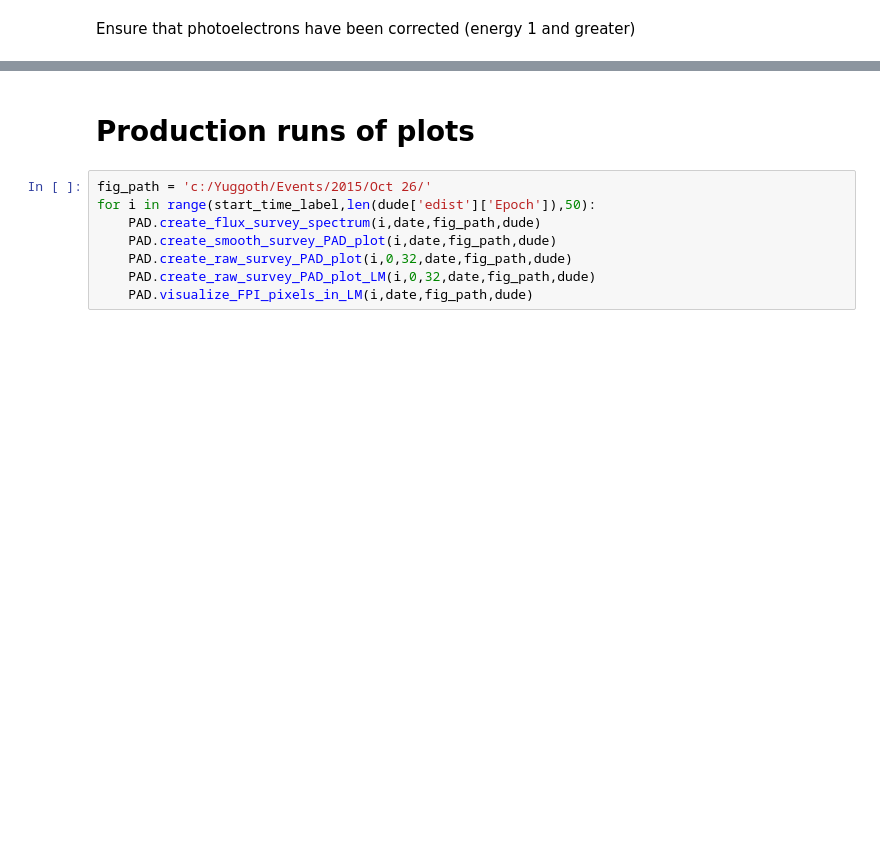
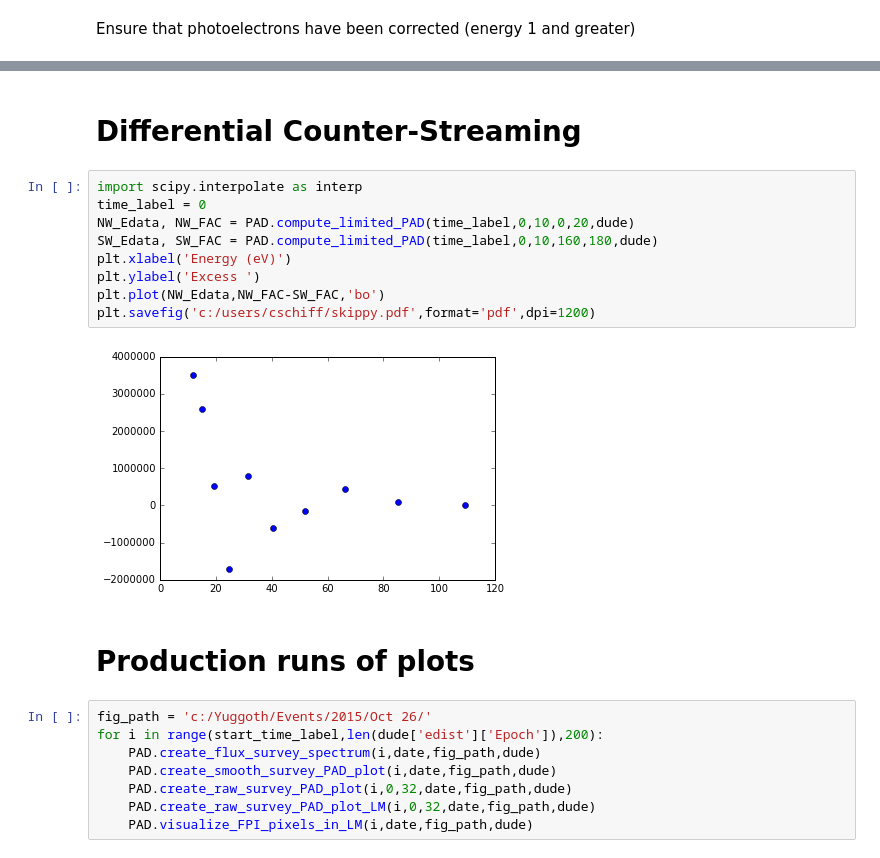
Before and after one commit to gravmath/PAD, a Jupyter notebook: PAD_production-Oct 26 2015.ipynb, the cells around one changed output, grey strips where cells are left out. Drawn from its saved outputs; the diff is of its cells as text; blank space fills up the shorter version.

Commit message:
Updates to counter-streaming analysis
Updates to counter-streaming analysis

```diff
--- a/PAD_production-Oct 26 2015.ipynb
+++ b/PAD_production-Oct 26 2015.ipynb
@@ -211,8 +215,21 @@ plt.annotate('S',xy=(BPhip,BThetap),fontsize=14,color='k',backgroundcolor='w')
+# %% [markdown]
+# Differential Counter-Streaming
+# %%
+import scipy.interpolate as interp
+time_label = 0
+NW_Edata, NW_FAC = PAD.compute_limited_PAD(time_label,0,10,0,20,dude)
+SW_Edata, SW_FAC = PAD.compute_limited_PAD(time_label,0,10,160,180,dude)
+plt.xlabel('Energy (eV)')
+plt.ylabel('Excess ')
+plt.plot(NW_Edata,NW_FAC-SW_FAC,'bo')
+plt.savefig('c:/users/cschiff/skippy.pdf',format='pdf',dpi=1200)
+# %% [output]
+[figure, added]
 # %% [markdown]
 # Production runs of plots
 # %%
 fig_path = 'c:/Yuggoth/Events/2015/Oct 26/'
-for i in range(start_time_label,len(dude['edist']['Epoch']),50):
+for i in range(start_time_label,len(dude['edist']['Epoch']),200):
     PAD.create_flux_survey_spectrum(i,date,fig_path,dude)
     PAD.create_smooth_survey_PAD_plot(i,date,fig_path,dude)
     PAD.create_raw_survey_PAD_plot(i,0,32,date,fig_path,dude)
```
Also changed, not shown: parts of 21 cells of this notebook, 5 other files.
